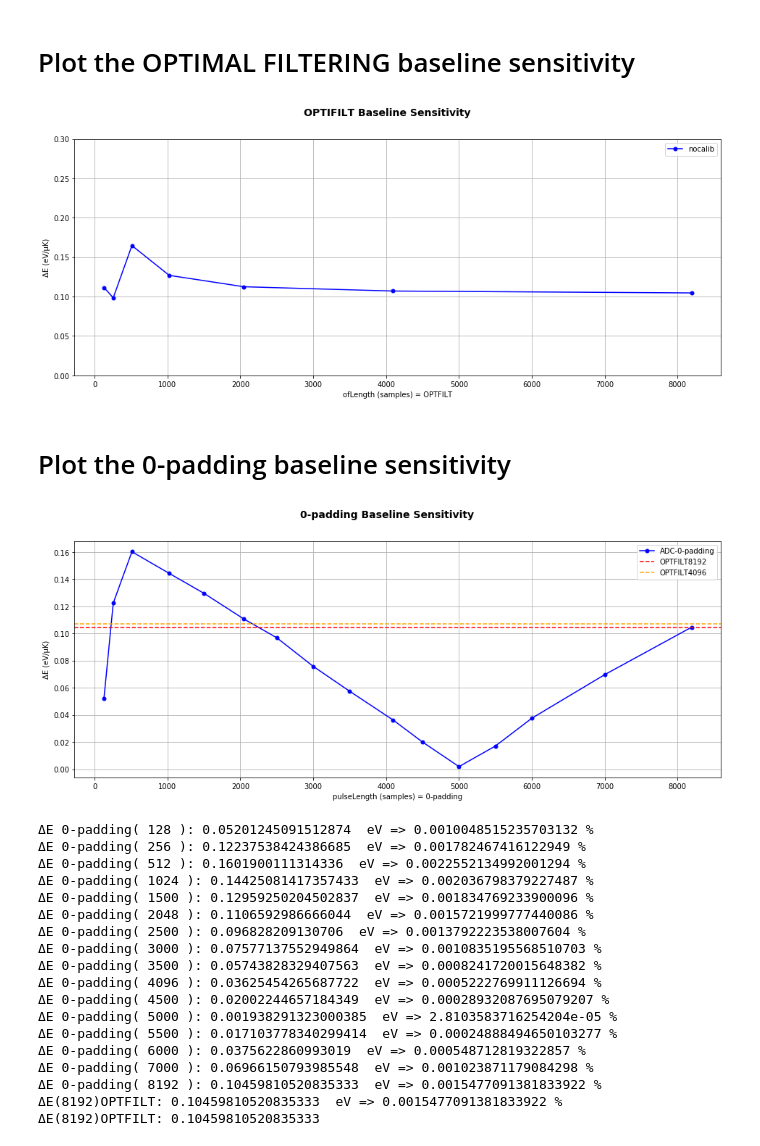
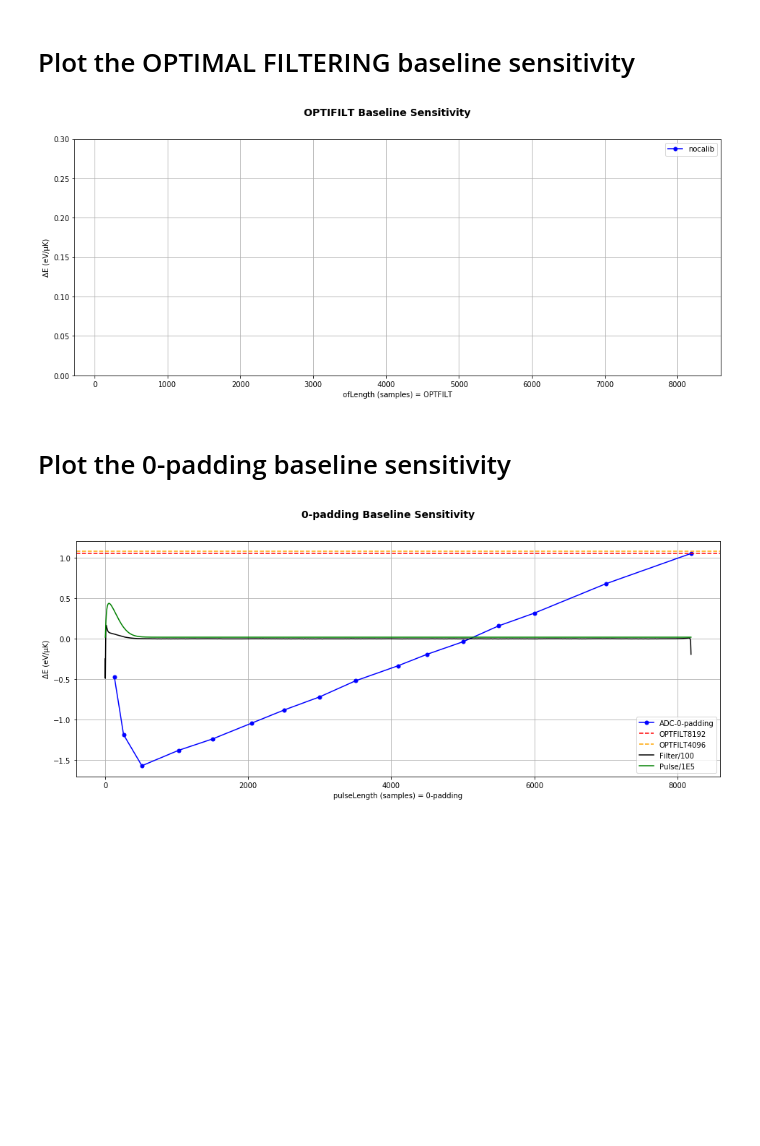
Before and after one commit to mtceballos/SIRENAcode, a Jupyter notebook: ERESOL/baselineSensitivity/baselineSensitivity.ipynb, the cells around one changed output. Saved outputs shown, nothing was run; the diff lists cells and outputs as text; code cells hidden in the pictures; blank space fills up the shorter version.

Commit message:
notebook for 0-padding baseline sensitivity

```diff
--- a/ERESOL/baselineSensitivity/baselineSensitivity.ipynb
+++ b/ERESOL/baselineSensitivity/baselineSensitivity.ipynb
@@ -51,7 +53,7 @@ name_TBhigher = "pulse7keVnonoise_TBhigher"
 inputFile = "/dataj6/ceballos/INSTRUMEN/EURECA/ERESOL/baselineSensitivity/" + name + ".fits"
 inputFile_TBhigher = "/dataj6/ceballos/INSTRUMEN/EURECA/ERESOL/baselineSensitivity/" + name_TBhigher + ".fits"
 
-libfile = "/dataj6/ceballos/INSTRUMEN/EURECA/testHarness/simulations/SIXTE/LIBRARIES/xifusimLPA75um/GLOBAL/ADC/library6keV_PL8192_20000p_jitter_bbfb.fits"
+libfile = "/dataj6/ceballos/INSTRUMEN/EURECA/testHarness/simulations/SIXTE/LIBRARIES/xifusimLPA75um/GLOBAL/ADC/library6keV_PL8192_20000p_jitter_bbfb_NewPar.fits"
 #xmlfile = "/home/EURECA/share/sixte/instruments/athena-xifu/xifu_detector_lpa_75um_AR0.5_pixoffset_mux40_pitch275um.xml"
 
 # a) Filenames for 0-padding
@@ -164,7 +166,7 @@ tesreconstruction Recordfile=/dataj6/ceballos/INSTRUMEN/EURECA/ERESOL/baselineSe
 # Run OPTIMAL FILTER
 # %%
 # RECONSTRUCT by using OPTIMAL FILTERING
-run = 0
+run = 1
 if run:
     for i in range(0,len(ofLength)):
         comm = ("tesreconstruction Recordfile=" + inputFile + " TesEventFile=" + evtFs_OPTFILT[i] + " Rcmethod=SIRENA" +
@@ -203,7 +223,7 @@ if run:
 # %% [markdown]
 # CALIBRATE 0-padding files
 # %%
-run = 0
+run = 1
 if run:
     coeffsFile = "/dataj6/ceballos/INSTRUMEN/EURECA/ERESOL/PAIRS/eresolLPA75um_xifusim/coeffs_polyfit.dat"
     for i in range(0,len(pulseLength)):
@@ -214,7 +253,7 @@ if run:
 # %% [markdown]
 # CALIBRATE OPTIMAL FILTERING files
 # %%
-run = 0
+run = 1
 if run:
     coeffsFile = "/dataj6/ceballos/INSTRUMEN/EURECA/ERESOL/PAIRS/eresolLPA75um_xifusim/coeffs_polyfit.dat"
     for i in range(0,len(ofLength)):
@@ -286,7 +343,7 @@ if run:
 
     plt.show()
 # %% [output]
-[figure, old version]
+[figure, new version]
 # %% [markdown]
 # Plot the 0-padding baseline sensitivity
 # %%
@@ -294,6 +351,11 @@ run = 1
 if run:
     fig = plt.figure(figsize=(16,6))
     fig.suptitle('0-padding Baseline Sensitivity', fontsize=14, fontweight='bold')
+
+    # #Read opt filt in T
+    libDir = eurecaDir + "/testHarness/simulations/SIXTE/LIBRARIES/xifusimLPA75um/GLOBAL/ADC/"
+    ft = genfromtxt(libDir + 'library6keV_PL8192_20000p_jitter_bbfb_FT8192.txt', delimiter=" ")
+    pl = genfromtxt(libDir + 'library6keV_PL8192_20000p_jitter_bbfb_pulse.txt', delimiter=" ")
 
     # No calibrated
     nocalib = list()
@@ -335,58 +397,43 @@ if run:
     AE_eV_nocalib_rel = list()
     AE_eV_calib = list()
     for i in range(0,len(pulseLength)):
-        AE_eV_nocalib.append(abs(nocalib[i]-TBhigher_nocalib[i])*1e3/0.1) # +0.1uK TBhigher with respect to TB=55mK
+        AE_eV_nocalib.append((nocalib[i]-TBhigher_nocalib[i])*1e3/0.1) # +0.1uK TBhigher with respect to TB=55mK
         AE_eV_nocalib_rel.append(100*AE_eV_nocalib[i]/(nocalib[i]*1e3))
         #AE_eV_calib.append(abs(calib[i]-TBhigher_calib[i])*1e3/0.1) # +0.1uK TBhigher with respect to TB=55mK
 
     plt.plot(pulseLength,AE_eV_nocalib, marker='o', linestyle='solid', ms=5,label='ADC-0-padding',color='blue')
     #plt.plot(pulseLength,AE_eV_calib, marker='v', linestyle='dotted', ms=5,label='calib',color='blue')
     #plt.plot(512,(3.17370410616157-3.17360568817963)*1e3,'or',  ms=5,label='Sum0Filt=1 nocalib')
     #plt.plot(512,(6.99757955314489-6.99718615454381)*1e3, 'vr',  ms=5,label='Sum0Filt=1 calib')
     #plt.plot(8192,AE_eV_nocalib_OPTFILT[6], 'vr',  ms=5,label='8192 OPTFILT')
     plt.axhline(y=AE_eV_nocalib_OPTFILT[6],linestyle='--',color='red',label="OPTFILT8192")
     plt.axhline(y=AE_eV_nocalib_OPTFILT[5],linestyle='--',color='orange',label="OPTFILT4096")
+    plt.plot(list(range(0,8192)),ft/100,linestyle='-',color='black',label="Filter/100")
+    plt.plot(list(range(0,8192)),pl/1E5,linestyle='-',color='green',label="Pulse/1E5")
+    #plt.ylim(-0.1,0.45)
 
     plt.legend()
     plt.ylabel('ΔE (eV/µK)')
     plt.xlabel('pulseLength (samples) = 0-padding')
     plt.grid(True)
 
     #plt.ylim(0.001,0.2)
 
     plt.show()
     #fig.savefig('baselineSensitivity0padding_zoom.png', dpi=fig.dpi)
 
     # plot differences in %
     #------------------------
     #plt.plot(pulseLength,AE_eV_nocalib_rel, marker='o', linestyle='solid', ms=5,label='ADC-0-padding',color='blue')
     #plt.legend()
     #plt.ylabel('ΔE/E (%)')
     #plt.xlabel('pulseLength (samples) = 0-padding')
     #plt.grid(True)
     #plt.show()
-    for il in range(0,len(pulseLength)):
-        print("ΔE 0-padding(",pulseLength[il],"):",AE_eV_nocalib[il],
-              " eV =>",AE_eV_nocalib[il]/(nocalib[il]*1e3)*100,"%")
-    print("ΔE(8192)OPTFILT:",AE_eV_nocalib_OPTFILT[-1]," eV =>",
-          AE_eV_nocalib_OPTFILT[-1]/(nocalib_OPTFILT[-1]*1e3)*100,"%")
+    #for il in range(0,len(pulseLength)):
+    #    print("ΔE 0-padding(",pulseLength[il],"):",AE_eV_nocalib[il],
+    #          " eV =>",AE_eV_nocalib[il]/(nocalib[il]*1e3)*100,"%")
+    #print("ΔE(8192)OPTFILT:",AE_eV_nocalib_OPTFILT[-1]," eV =>",
+    #      AE_eV_nocalib_OPTFILT[-1]/(nocalib_OPTFILT[-1]*1e3)*100,"%")
 # %% [output]
-[figure, old version]
+[figure, new version]
-ΔE 0-padding( 128 ): 0.05201245091512874  eV => 0.0010048515235703132 %
-ΔE 0-padding( 256 ): 0.12237538424386685  eV => 0.001782467416122949 %
-ΔE 0-padding( 512 ): 0.1601900111314336  eV => 0.0022552134992001294 %
-ΔE 0-padding( 1024 ): 0.14425081417357433  eV => 0.002036798379227487 %
-ΔE 0-padding( 1500 ): 0.12959250204502837  eV => 0.001834769233900096 %
-ΔE 0-padding( 2048 ): 0.1106592986666044  eV => 0.0015721999777440086 %
-ΔE 0-padding( 2500 ): 0.096828209130706  eV => 0.0013792223538007604 %
-ΔE 0-padding( 3000 ): 0.07577137552949864  eV => 0.0010835195568510703 %
-ΔE 0-padding( 3500 ): 0.05743828329407563  eV => 0.0008241720015648382 %
-ΔE 0-padding( 4096 ): 0.03625454265687722  eV => 0.0005222769911126694 %
-ΔE 0-padding( 4500 ): 0.02002244657184349  eV => 0.00028932087695079207 %
-ΔE 0-padding( 5000 ): 0.001938291323000385  eV => 2.8103583716254204e-05 %
-ΔE 0-padding( 5500 ): 0.017103778340299414  eV => 0.00024888494650103277 %
-ΔE 0-padding( 6000 ): 0.0375622860993019  eV => 0.000548712819322857 %
-ΔE 0-padding( 7000 ): 0.06966150793985548  eV => 0.001023871179084298 %
-ΔE 0-padding( 8192 ): 0.10459810520835333  eV => 0.0015477091381833922 %
-ΔE(8192)OPTFILT: 0.10459810520835333  eV => 0.0015477091381833922 %
-ΔE(8192)OPTFILT: 0.10459810520835333
```
Also changed, not shown: parts of 5 cells of this notebook.
